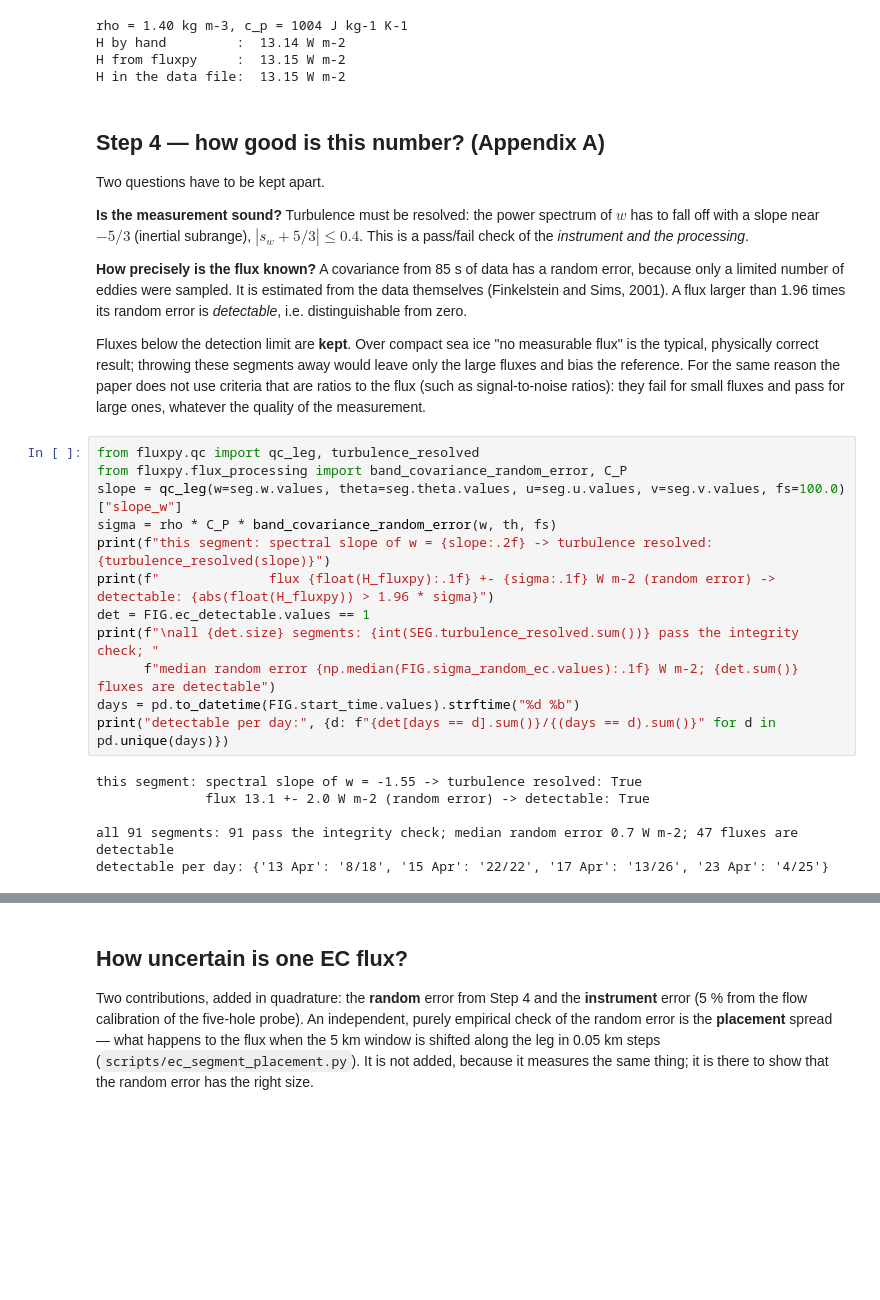
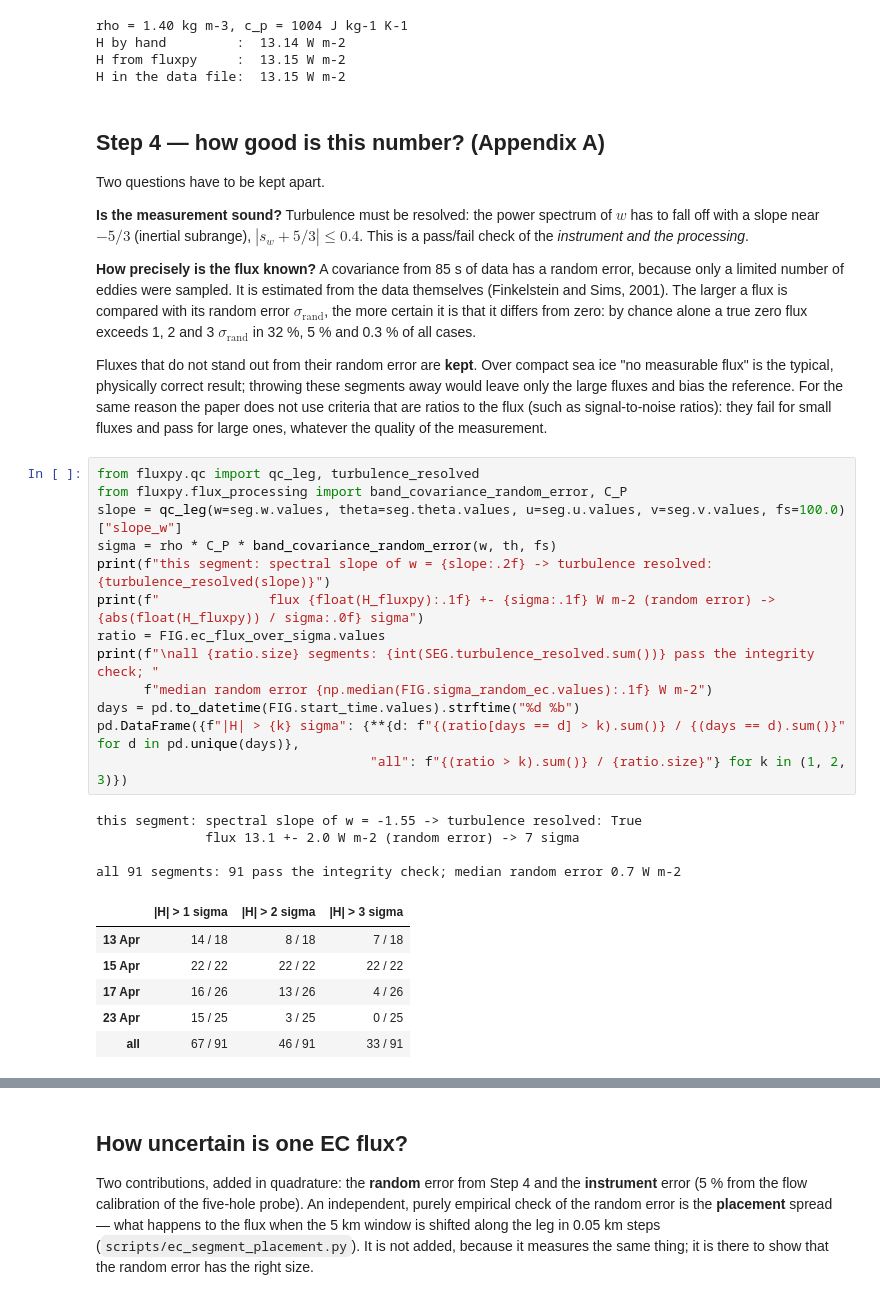
Before and after one commit to FranzFlink/bacsam2-flux-analysis, a Jupyter notebook: book/02_eddy_covariance.ipynb, the cells around one changed output, grey strips where cells are left out. Drawn from its saved outputs; the diff is of its cells as text; blank space fills up the shorter version.

```diff
--- a/book/02_eddy_covariance.ipynb
+++ b/book/02_eddy_covariance.ipynb
@@ -101,29 +101,36 @@ Two questions have to be kept apart.
 $-5/3$ (inertial subrange), $|s_w + 5/3| \le 0.4$. This is a pass/fail check of the *instrument and the processing*.
 
 **How precisely is the flux known?** A covariance from 85 s of data has a random error, because only a limited number of
-eddies were sampled. It is estimated from the data themselves (Finkelstein and Sims, 2001). A flux larger than 1.96 times its
-random error is *detectable*, i.e. distinguishable from zero.
+eddies were sampled. It is estimated from the data themselves (Finkelstein and Sims, 2001). The larger a flux is compared with
+its random error $\sigma_\mathrm{rand}$, the more certain it is that it differs from zero: by chance alone a true zero flux exceeds
+1, 2 and 3 $\sigma_\mathrm{rand}$ in 32 %, 5 % and 0.3 % of all cases.
 
-Fluxes below the detection limit are **kept**. Over compact sea ice "no measurable flux" is the typical, physically correct
+Fluxes that do not stand out from their random error are **kept**. Over compact sea ice "no measurable flux" is the typical, physically correct
 result; throwing these segments away would leave only the large fluxes and bias the reference. For the same reason the paper
 does not use criteria that are ratios to the flux (such as signal-to-noise ratios): they fail for small fluxes and pass for
 large ones, whatever the quality of the measurement.
 # %%
 from fluxpy.qc import qc_leg, turbulence_resolved
 from fluxpy.flux_processing import band_covariance_random_error, C_P
 slope = qc_leg(w=seg.w.values, theta=seg.theta.values, u=seg.u.values, v=seg.v.values, fs=100.0)["slope_w"]
 sigma = rho * C_P * band_covariance_random_error(w, th, fs)
 print(f"this segment: spectral slope of w = {slope:.2f} -> turbulence resolved: {turbulence_resolved(slope)}")
-print(f"              flux {float(H_fluxpy):.1f} +- {sigma:.1f} W m-2 (random error) -> detectable: {abs(float(H_fluxpy)) > 1.96 * sigma}")
-det = FIG.ec_detectable.values == 1
-print(f"\nall {det.size} segments: {int(SEG.turbulence_resolved.sum())} pass the integrity check; "
-      f"median random error {np.median(FIG.sigma_random_ec.values):.1f} W m-2; {det.sum()} fluxes are detectable")
+print(f"              flux {float(H_fluxpy):.1f} +- {sigma:.1f} W m-2 (random error) -> {abs(float(H_fluxpy)) / sigma:.0f} sigma")
+ratio = FIG.ec_flux_over_sigma.values
+print(f"\nall {ratio.size} segments: {int(SEG.turbulence_resolved.sum())} pass the integrity check; "
+      f"median random error {np.median(FIG.sigma_random_ec.values):.1f} W m-2")
 days = pd.to_datetime(FIG.start_time.values).strftime("%d %b")
-print("detectable per day:", {d: f"{det[days == d].sum()}/{(days == d).sum()}" for d in pd.unique(days)})
+pd.DataFrame({f"|H| > {k} sigma": {**{d: f"{(ratio[days == d] > k).sum()} / {(days == d).sum()}" for d in pd.unique(days)},
+                                   "all": f"{(ratio > k).sum()} / {ratio.size}"} for k in (1, 2, 3)})
 # %% [output]
 this segment: spectral slope of w = -1.55 -> turbulence resolved: True
-              flux 13.1 +- 2.0 W m-2 (random error) -> detectable: True
+              flux 13.1 +- 2.0 W m-2 (random error) -> 7 sigma
 
-all 91 segments: 91 pass the integrity check; median random error 0.7 W m-2; 47 fluxes are detectable
-detectable per day: {'13 Apr': '8/18', '15 Apr': '22/22', '17 Apr': '13/26', '23 Apr': '4/25'}
+all 91 segments: 91 pass the integrity check; median random error 0.7 W m-2
+|  | |H| > 1 sigma | |H| > 2 sigma | |H| > 3 sigma |
+| 13 Apr | 14 / 18 | 8 / 18 | 7 / 18 |
+| 15 Apr | 22 / 22 | 22 / 22 | 22 / 22 |
+| 17 Apr | 16 / 26 | 13 / 26 | 4 / 26 |
+| 23 Apr | 15 / 25 | 3 / 25 | 0 / 25 |
+| all | 67 / 91 | 46 / 91 | 33 / 91 |
 # %% [markdown]
```
Also changed, not shown: parts of 2 cells of this notebook, 17 other files.
